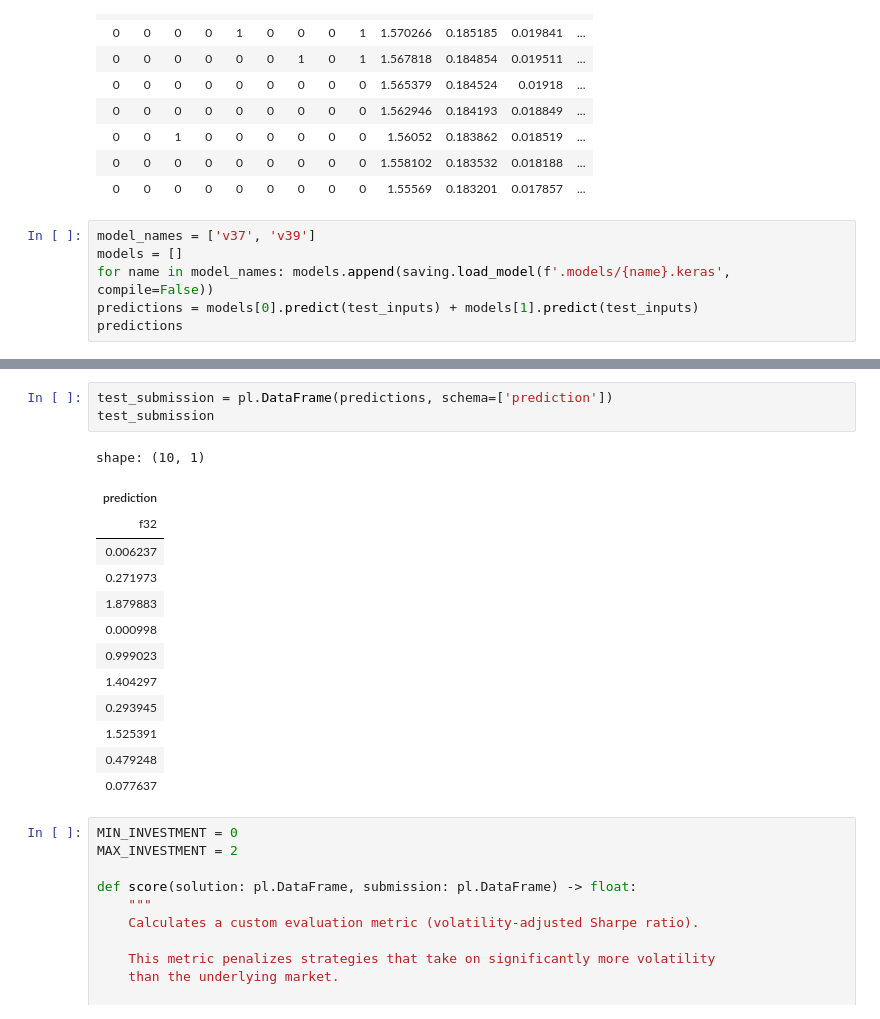
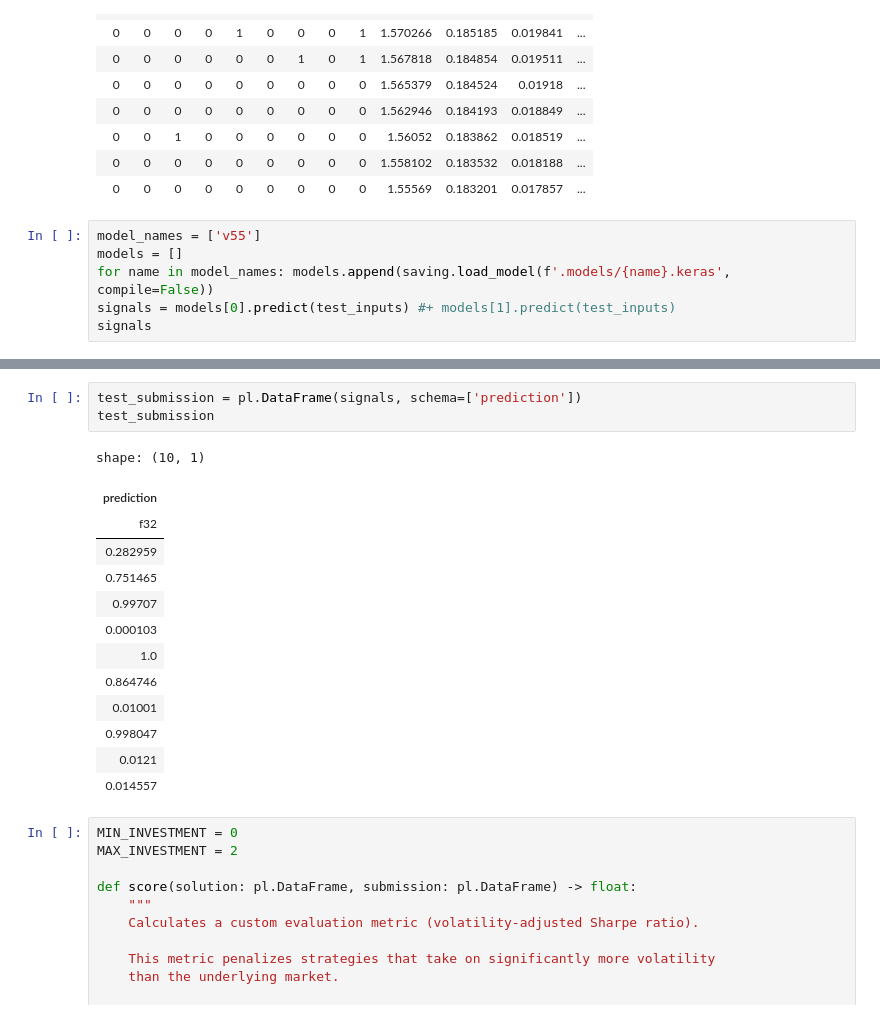
Before and after one commit to whitgroves/hull-tactical-market-prediction, a Jupyter notebook: scoring.ipynb, the cells around one changed output, grey strips where cells are left out. Drawn from its saved outputs; the diff is of its cells as text.

```diff
--- a/scoring.ipynb
+++ b/scoring.ipynb
@@ -50,9 +50,9 @@ shape: (10, 97)
 | 0 | 0 | 0 | 0 | 0 | 0 | 0 | 0 | 0 | 1.558102 | 0.183532 | 0.018188 | ... |
 | 0 | 0 | 0 | 0 | 0 | 0 | 0 | 0 | 0 | 1.55569 | 0.183201 | 0.017857 | ... |
 # %%
-model_names = ['v37', 'v39']
+model_names = ['v55']
 models = []
 for name in model_names: models.append(saving.load_model(f'.models/{name}.keras', compile=False))
-predictions = models[0].predict(test_inputs) + models[1].predict(test_inputs)
-predictions
+signals = models[0].predict(test_inputs) #+ models[1].predict(test_inputs)
+signals
 # %% [output]
@@ -72,20 +70,20 @@ array([[6.237e-03],
 # %%
-test_submission = pl.DataFrame(predictions, schema=['prediction'])
+test_submission = pl.DataFrame(signals, schema=['prediction'])
 test_submission
 # %% [output]
 shape: (10, 1)
 | prediction |
 | f32 |
-| 0.006237 |
-| 0.271973 |
-| 1.879883 |
-| 0.000998 |
-| 0.999023 |
-| 1.404297 |
-| 0.293945 |
-| 1.525391 |
-| 0.479248 |
-| 0.077637 |
+| 0.282959 |
+| 0.751465 |
+| 0.99707 |
+| 0.000103 |
+| 1.0 |
+| 0.864746 |
+| 0.01001 |
+| 0.998047 |
+| 0.0121 |
+| 0.014557 |
 # %%
 MIN_INVESTMENT = 0
 MAX_INVESTMENT = 2
```
Also changed, not shown: parts of 3 cells of this notebook, 6 other files.
